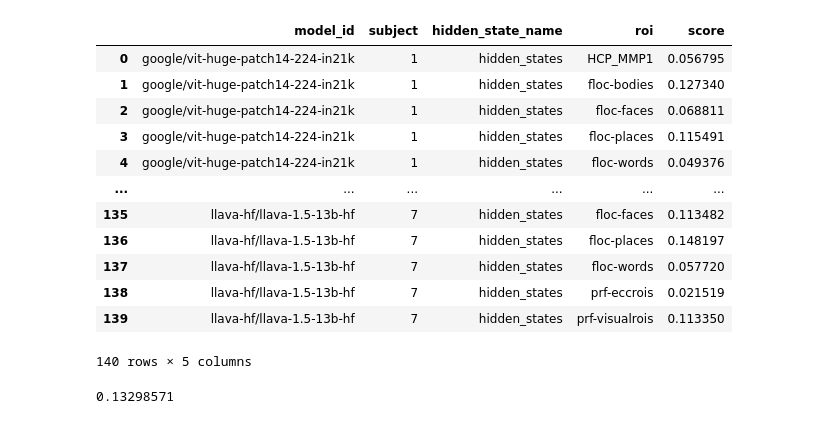
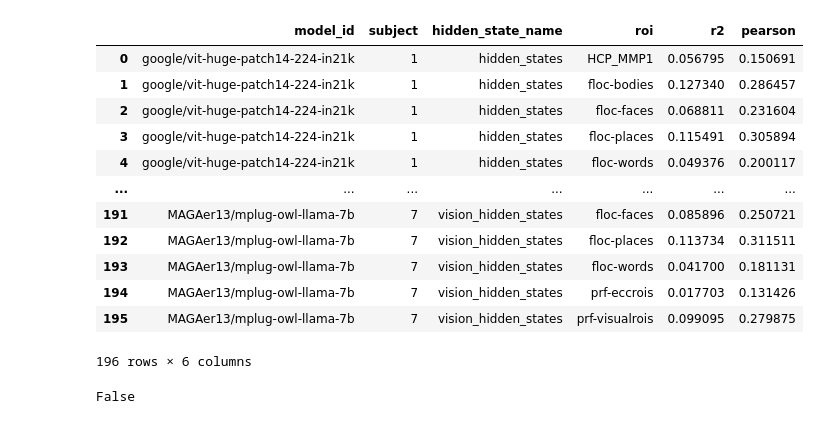
Before and after one commit to subbareddy248/mllm_instruction_brain, a Jupyter notebook: brain_activity_prediction/align_image_embeddings/visualize_alignment.ipynb, the cells around one changed output. Cells and saved outputs as stored; diff of their text form; code cells hidden in the pictures.

Commit message:
Fix visualizing script and add pearson correlation coefficient

```diff
--- a/brain_activity_prediction/align_image_embeddings/visualize_alignment.ipynb
+++ b/brain_activity_prediction/align_image_embeddings/visualize_alignment.ipynb
@@ -6,6 +6,7 @@ MODEL_IDS = [
     "Salesforce/instructblip-vicuna-13b",
     "HuggingFaceM4/idefics-9b-instruct",
     "llava-hf/llava-1.5-13b-hf",
+    "MAGAer13/mplug-owl-llama-7b",
 ]
 SUBJECTS = [1, 2, 5, 7]
 # %%
@@ -18,6 +19,7 @@ ROIS = [
     "prf-eccrois",
     "prf-visualrois",
 ]
+METRICS = ["r2", "pearson"]
 # %%
 import os.path
 import pandas
@@ -33,51 +35,57 @@ for model_id in MODEL_IDS:
         scores_dir = os.path.join(BASE_DIR, "final_scores", model_name, f"subj{subject:02}")
 
         # trn_scores_filepath = os.path.join(scores_dir, "training.pkl")
         val_scores_filepath = os.path.join(scores_dir, "validation.pkl")
 
         # with open(trn_scores_filepath, "rb") as f:
         #     trn_scores = pickle.load(f)
         with open(val_scores_filepath, "rb") as f:
             val_scores = pickle.load(f)
 
         # for hs_name, hs_scores in trn_scores.items():
         #     print(tabulate_scores(hs_name, hs_scores, False))
         #     print(f"MODEL='{model_id}' => {hs_name}, SUBJECT={subject}")
         #     print()
 
         for hs_name, hs_scores in val_scores.items():
             for roi in ROIS:
-                rows.append({
+                row = {
                     "model_id": model_id,
                     "subject": subject,
                     "hidden_state_name": hs_name,
                     "roi": roi,
-                    "score": hs_scores[roi],
-                })
+                }
+                for metric in METRICS:
+                    row[metric] = hs_scores[metric][roi]
+                    # print(f"{metric = }, {row[metric] = }")
+
+                rows.append(row)
 
 df_data = {
     key: [r[key] for r in rows]
     for key in rows[0].keys()
 }
 
 df = pandas.DataFrame(data=df_data)
 df
 # %% [output]
-|  | model_id | subject | hidden_state_name | roi | score |
-| 0 | google/vit-huge-patch14-224-in21k | 1 | hidden_states | HCP_MMP1 | 0.056795 |
-| 1 | google/vit-huge-patch14-224-in21k | 1 | hidden_states | floc-bodies | 0.127340 |
-| 2 | google/vit-huge-patch14-224-in21k | 1 | hidden_states | floc-faces | 0.068811 |
-| 3 | google/vit-huge-patch14-224-in21k | 1 | hidden_states | floc-places | 0.115491 |
-| 4 | google/vit-huge-patch14-224-in21k | 1 | hidden_states | floc-words | 0.049376 |
-| ... | ... | ... | ... | ... | ... |
-| 135 | llava-hf/llava-1.5-13b-hf | 7 | hidden_states | floc-faces | 0.113482 |
-| 136 | llava-hf/llava-1.5-13b-hf | 7 | hidden_states | floc-places | 0.148197 |
-| 137 | llava-hf/llava-1.5-13b-hf | 7 | hidden_states | floc-words | 0.057720 |
-| 138 | llava-hf/llava-1.5-13b-hf | 7 | hidden_states | prf-eccrois | 0.021519 |
-| 139 | llava-hf/llava-1.5-13b-hf | 7 | hidden_states | prf-visualrois | 0.113350 |
+|  | model_id | subject | hidden_state_name | roi | r2 | pearson |
+| 0 | google/vit-huge-patch14-224-in21k | 1 | hidden_states | HCP_MMP1 | 0.056795 | 0.150691 |
+| 1 | google/vit-huge-patch14-224-in21k | 1 | hidden_states | floc-bodies | 0.127340 | 0.286457 |
+| 2 | google/vit-huge-patch14-224-in21k | 1 | hidden_states | floc-faces | 0.068811 | 0.231604 |
+| 3 | google/vit-huge-patch14-224-in21k | 1 | hidden_states | floc-places | 0.115491 | 0.305894 |
+| 4 | google/vit-huge-patch14-224-in21k | 1 | hidden_states | floc-words | 0.049376 | 0.200117 |
+| ... | ... | ... | ... | ... | ... | ... |
+| 191 | MAGAer13/mplug-owl-llama-7b | 7 | vision_hidden_states | floc-faces | 0.085896 | 0.250721 |
+| 192 | MAGAer13/mplug-owl-llama-7b | 7 | vision_hidden_states | floc-places | 0.113734 | 0.311511 |
+| 193 | MAGAer13/mplug-owl-llama-7b | 7 | vision_hidden_states | floc-words | 0.041700 | 0.181131 |
+| 194 | MAGAer13/mplug-owl-llama-7b | 7 | vision_hidden_states | prf-eccrois | 0.017703 | 0.131426 |
+| 195 | MAGAer13/mplug-owl-llama-7b | 7 | vision_hidden_states | prf-visualrois | 0.099095 | 0.279875 |
-140 rows × 5 columns
+196 rows × 6 columns
 # %%
-df[(df["model_id"] == "Salesforce/instructblip-vicuna-13b") & (df["roi"] == "floc-places") & (df["subject"] == 1) & (df["hidden_state_name"] == "qformer_hidden_states")]["score"].values[0]
+import numpy as np
+
+np.isnan(df[(df["model_id"] == "Salesforce/instructblip-vicuna-13b") & (df["roi"] == "floc-places") & (df["subject"] == 1) & (df["hidden_state_name"] == "qformer_hidden_states")]["r2"].values[0])
 # %% [output]
-0.13298571
+False
 # %%
```
Also changed, not shown: parts of 1 cell of this notebook, 1 other file.
